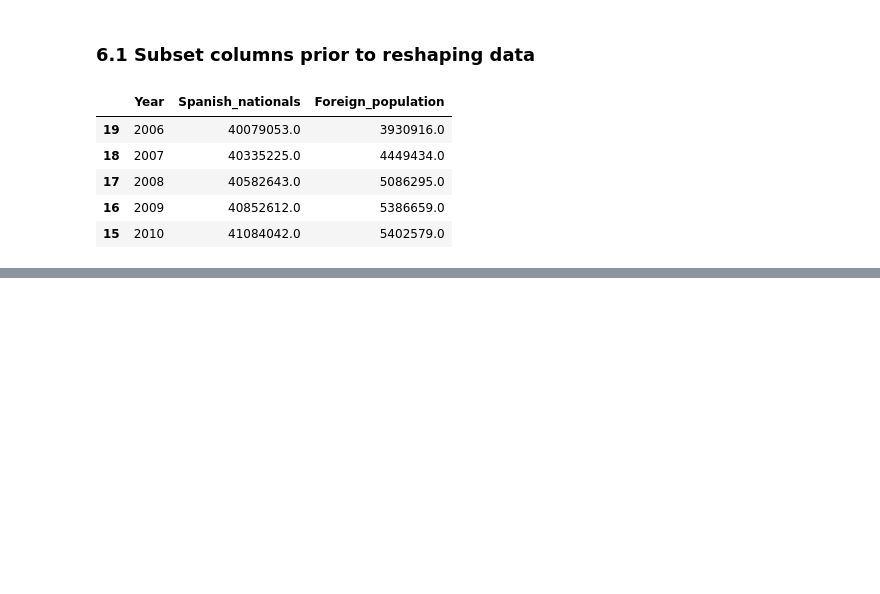
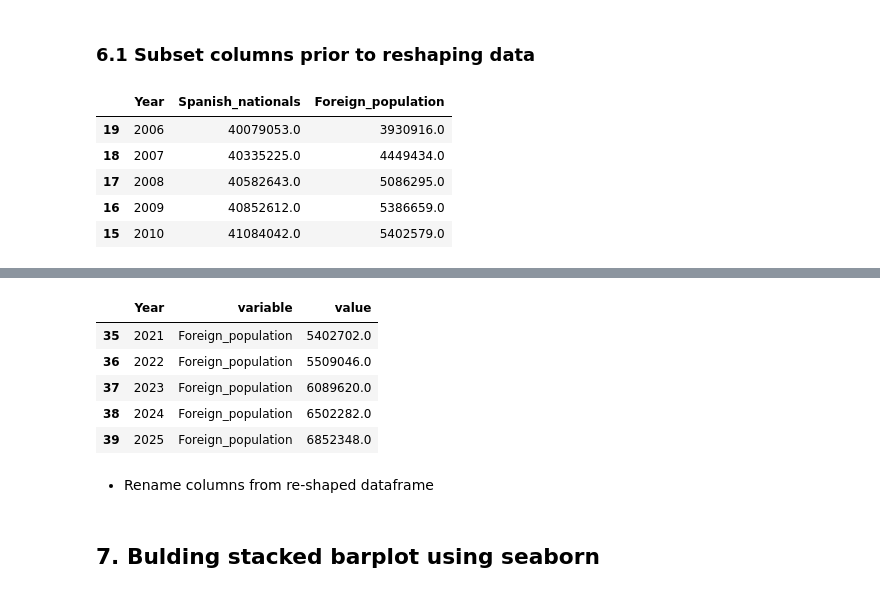
Before and after one commit to Pablo-source/ML-using-Python, a Jupyter notebook: Seaborn_gallery/02_percent_barplot_population_nationality_win_os.ipynb, the cells around one changed output, grey strips where cells are left out. Saved outputs shown, nothing was run; the diff lists cells and outputs as text; code cells hidden in the pictures; blank space fills up the shorter version.

```diff
--- a/Seaborn_gallery/02_percent_barplot_population_nationality_win_os.ipynb
+++ b/Seaborn_gallery/02_percent_barplot_population_nationality_win_os.ipynb
@@ -286,0 +304,11 @@ df_to_reshape_subset.head()
+# %%
+population_long.tail()
+# %% [output]
+|  | Year | variable | value |
+| 35 | 2021 | Foreign_population | 5402702.0 |
+| 36 | 2022 | Foreign_population | 5509046.0 |
+| 37 | 2023 | Foreign_population | 6089620.0 |
+| 38 | 2024 | Foreign_population | 6502282.0 |
+| 39 | 2025 | Foreign_population | 6852348.0 |
+# %% [markdown]
+- Rename columns from re-shaped dataframe
@@ -286,0 +317,2 @@ df_to_reshape_subset.head()
+# %% [markdown]
+## 7. Bulding stacked barplot using seaborn
```
Also changed, not shown: parts of 5 cells of this notebook.
